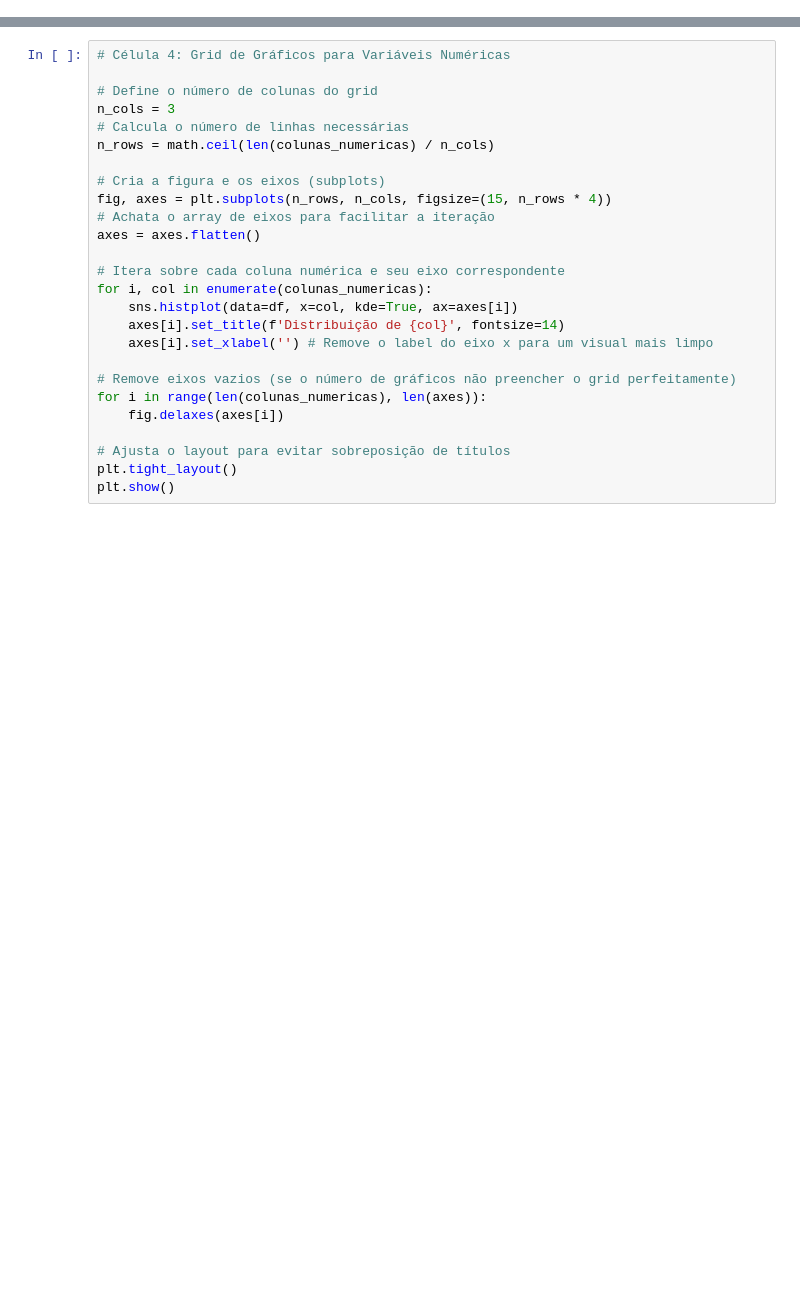
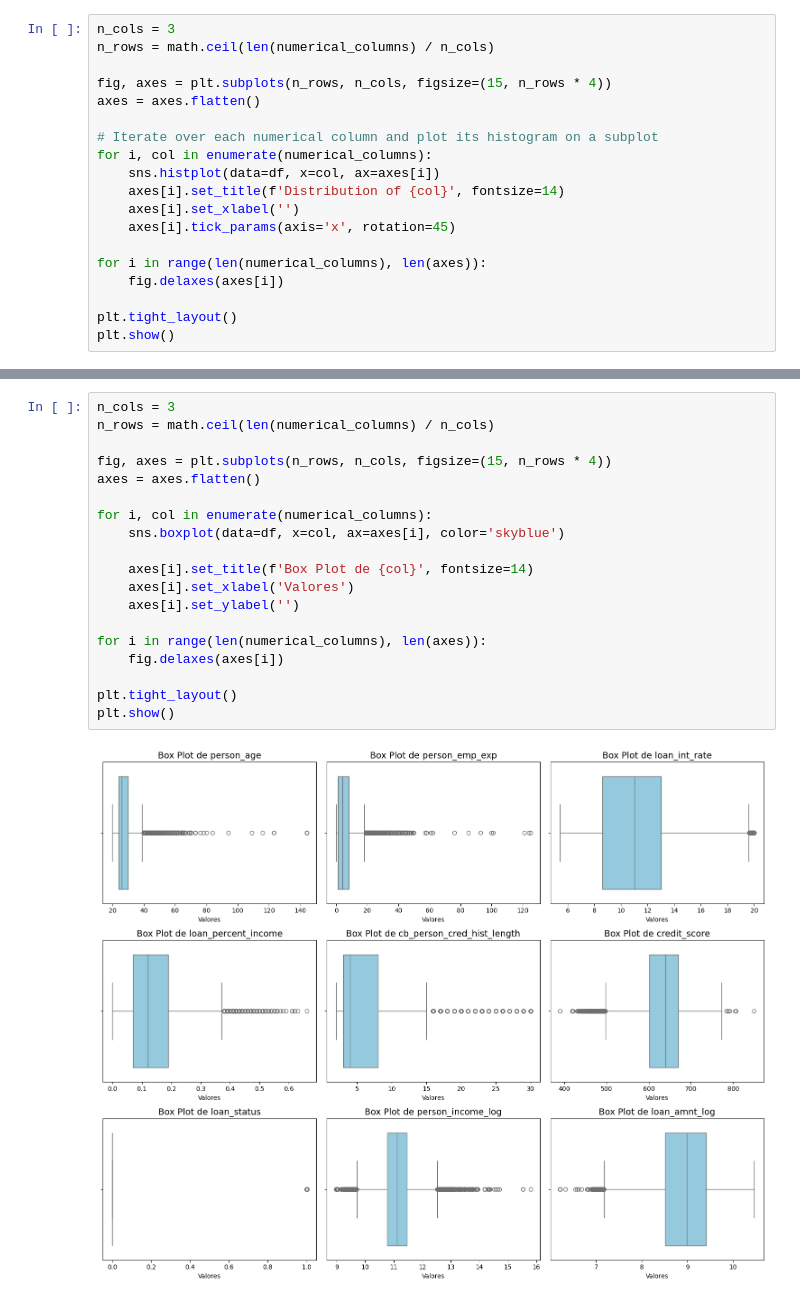
Before and after one commit to insper-classroom/mlp-project, a Jupyter notebook: data_exploration.ipynb, the cells around one changed output, grey strips where cells are left out. Cells and saved outputs as stored; diff of their text form; blank space fills up the shorter version.

Commit message:
data exploration

```diff
--- a/data_exploration.ipynb
+++ b/data_exploration.ipynb
@@ -51,0 +42,19 @@ print(colunas_categoricas)
+# %%
+n_cols = 3
+n_rows = math.ceil(len(numerical_columns) / n_cols)
+
+fig, axes = plt.subplots(n_rows, n_cols, figsize=(15, n_rows * 4))
+axes = axes.flatten()
+
+# Iterate over each numerical column and plot its histogram on a subplot
+for i, col in enumerate(numerical_columns):
+    sns.histplot(data=df, x=col, ax=axes[i])
+    axes[i].set_title(f'Distribution of {col}', fontsize=14)
+    axes[i].set_xlabel('')
+    axes[i].tick_params(axis='x', rotation=45)
+
+for i in range(len(numerical_columns), len(axes)):
+    fig.delaxes(axes[i])
+
+plt.tight_layout()
+plt.show()
@@ -52,26 +63,21 @@ print(colunas_categoricas)
 # %%
-# Célula 4: Grid de Gráficos para Variáveis Numéricas
+n_cols = 3
+n_rows = math.ceil(len(numerical_columns) / n_cols)
 
-# Define o número de colunas do grid
-n_cols = 3
-# Calcula o número de linhas necessárias
-n_rows = math.ceil(len(colunas_numericas) / n_cols)
-
-# Cria a figura e os eixos (subplots)
 fig, axes = plt.subplots(n_rows, n_cols, figsize=(15, n_rows * 4))
-# Achata o array de eixos para facilitar a iteração
 axes = axes.flatten()
 
-# Itera sobre cada coluna numérica e seu eixo correspondente
-for i, col in enumerate(colunas_numericas):
-    sns.histplot(data=df, x=col, kde=True, ax=axes[i])
-    axes[i].set_title(f'Distribuição de {col}', fontsize=14)
-    axes[i].set_xlabel('') # Remove o label do eixo x para um visual mais limpo
+for i, col in enumerate(numerical_columns):
+    sns.boxplot(data=df, x=col, ax=axes[i], color='skyblue')
 
-# Remove eixos vazios (se o número de gráficos não preencher o grid perfeitamente)
-for i in range(len(colunas_numericas), len(axes)):
+    axes[i].set_title(f'Box Plot de {col}', fontsize=14)
+    axes[i].set_xlabel('Valores')
+    axes[i].set_ylabel('')
+
+for i in range(len(numerical_columns), len(axes)):
     fig.delaxes(axes[i])
 
-# Ajusta o layout para evitar sobreposição de títulos
 plt.tight_layout()
 plt.show()
+# %% [output]
+[figure, added]
```
Also changed, not shown: parts of 27 cells of this notebook, 1 other file.
